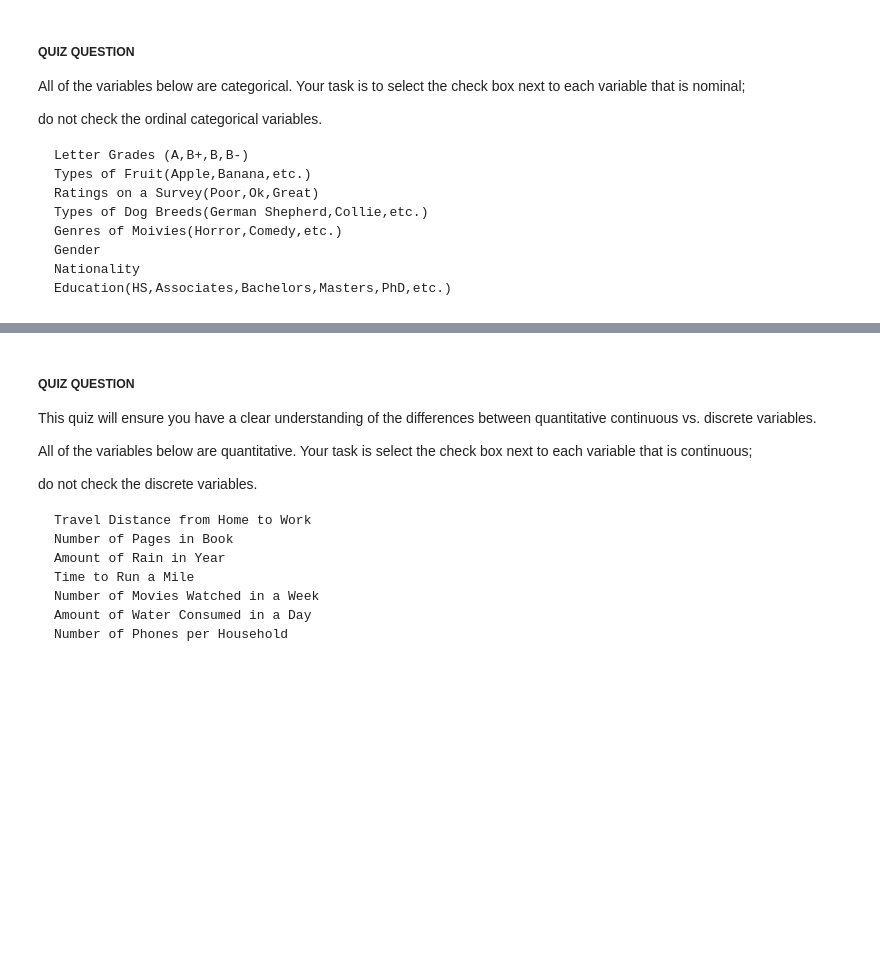
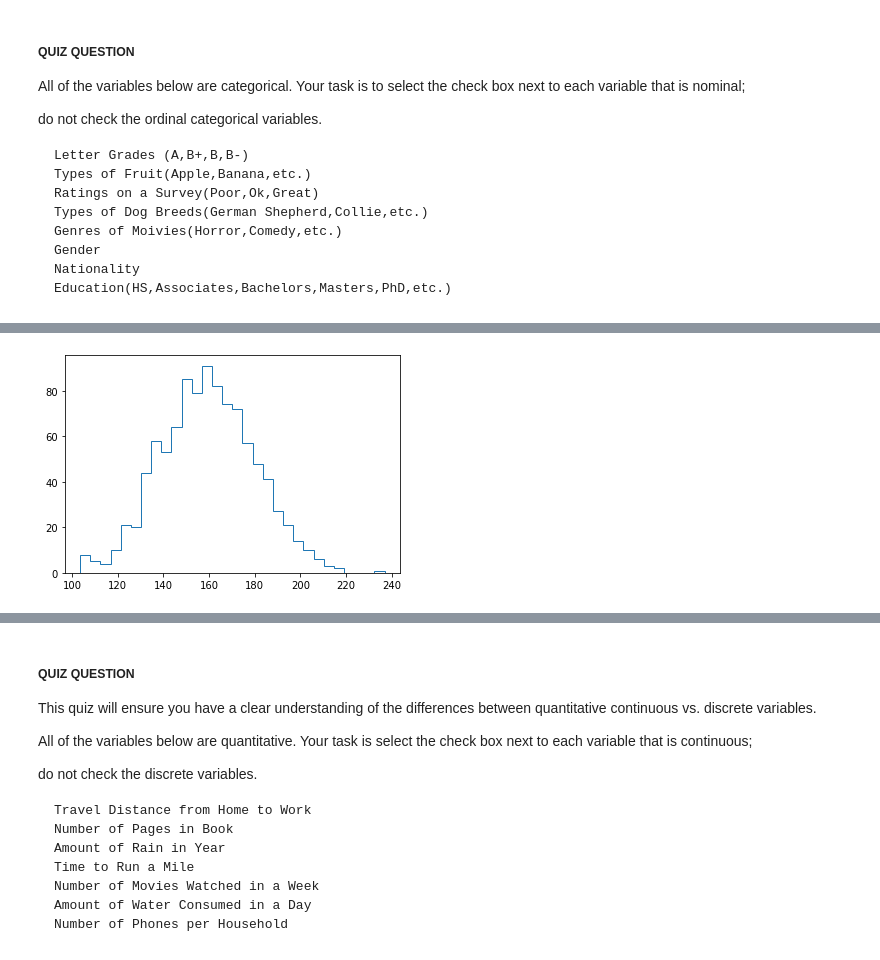
Before and after one commit to sachinyadav3496/DSML_JULY_2022, a Jupyter notebook: 1.Descriptive_Stats.ipynb, the cells around one changed output, grey strips where cells are left out. Cells and saved outputs as stored; diff of their text form; code cells hidden in the pictures; blank space fills up the shorter version.

```diff
--- a/1.Descriptive_Stats.ipynb
+++ b/1.Descriptive_Stats.ipynb
@@ -117,0 +134,5 @@ do not check the ordinal categorical variables.
+# %%
+plt.hist(height, bins=30, histtype='step')
+plt.show()
+# %% [output]
+[figure, added]
```
Also changed, not shown: parts of 5 cells of this notebook.
